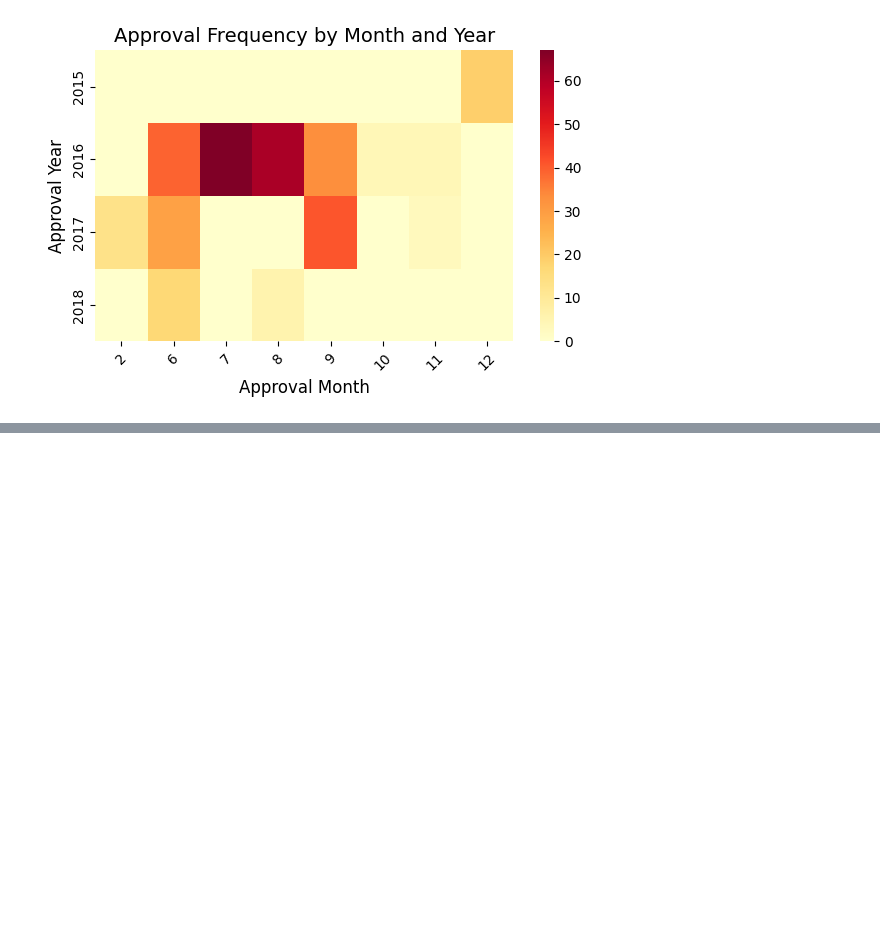
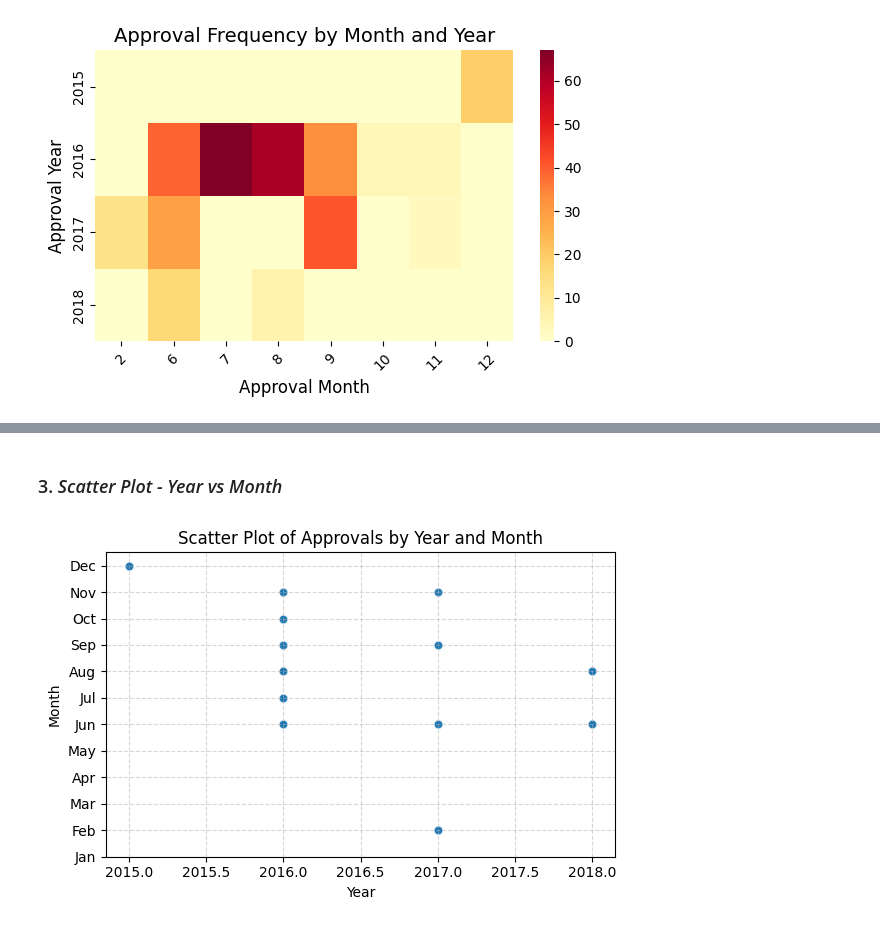
Before and after one commit to Pjdash/Galactic-Heist, a Jupyter notebook: Medium_level.ipynb, the cells around one changed output, grey strips where cells are left out. Drawn from its saved outputs; the diff is of its cells as text; code cells hidden in the pictures; blank space fills up the shorter version.

```diff
--- a/Medium_level.ipynb
+++ b/Medium_level.ipynb
@@ -27,0 +50,20 @@ plt.show()
+# %% [markdown]
+### 3. *Scatter Plot - Year vs Month*
+# %%
+
+
+plt.figure(figsize=(6, 4))
+sns.scatterplot(x='Approval Year', y='Approval Month', data=data, alpha=0.6)
+
+plt.title('Scatter Plot of Approvals by Year and Month')
+plt.xlabel('Year')
+plt.ylabel('Month')
+plt.yticks(ticks=range(1, 13), labels=[
+    'Jan', 'Feb', 'Mar', 'Apr', 'May', 'Jun',
+    'Jul', 'Aug', 'Sep', 'Oct', 'Nov', 'Dec'
+])
+plt.grid(True, linestyle='--', alpha=0.5)
+plt.tight_layout()
+plt.show()
+# %% [output]
+[figure, added]
```
Also changed, not shown: parts of 5 cells of this notebook.
